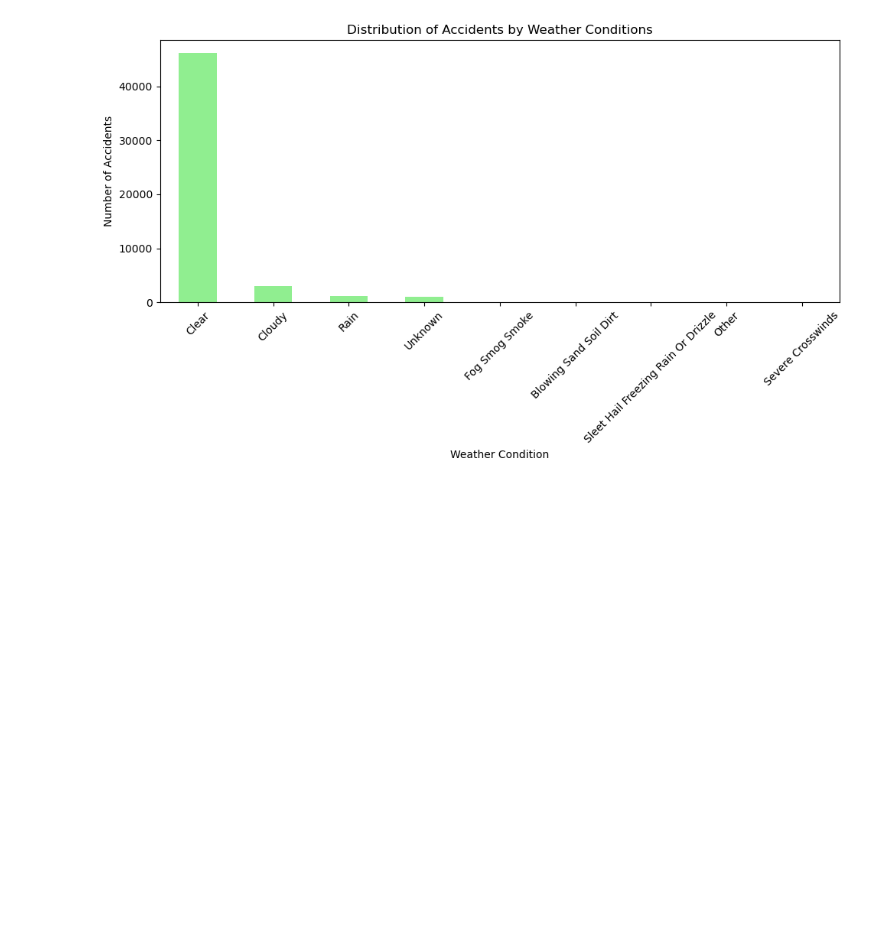
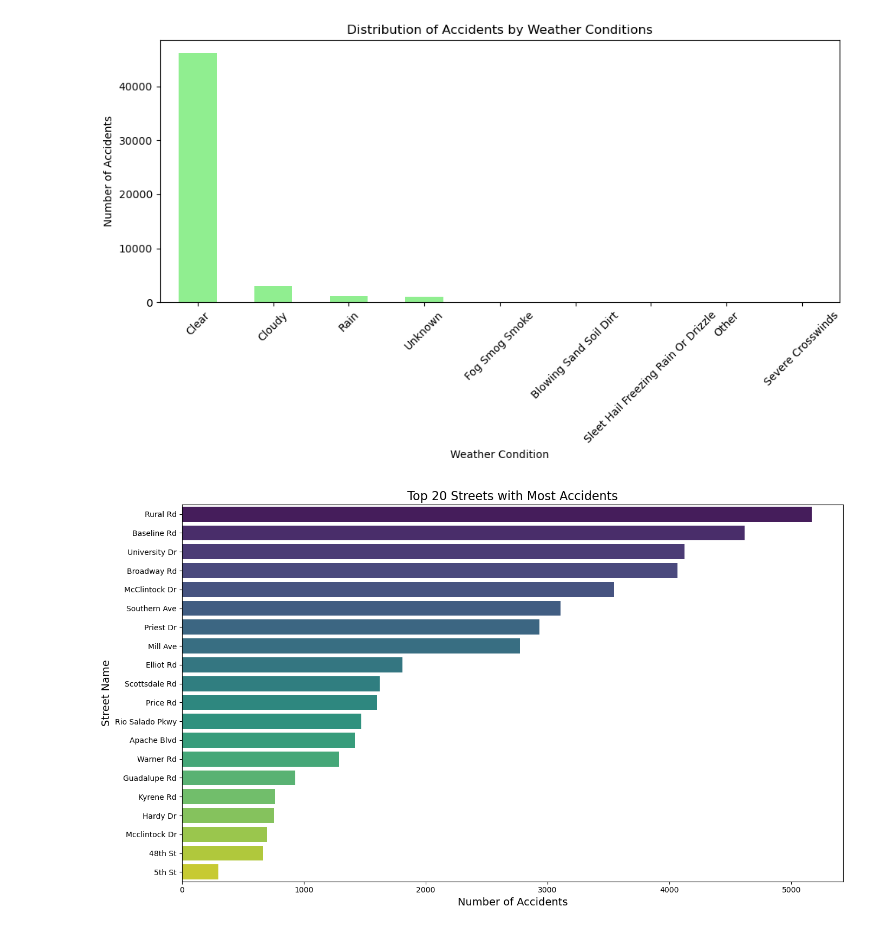
Before and after one commit to oribachar13579/oriandyuval, a Jupyter notebook: project.ipynb, the cells around one changed output. Drawn from its saved outputs; the diff is of its cells as text; code cells hidden in the pictures; blank space fills up the shorter version.

```diff
--- a/project.ipynb
+++ b/project.ipynb
@@ -111,3 +116,21 @@ plt.tight_layout()
 plt.savefig('accidents_by_weather.png')
 # %% [output]
 [figure]
+# %%
+accidents_by_street = strike_df['StreetName'].value_counts().reset_index()
+accidents_by_street.columns = ['StreetName', 'Number of Accidents']
+
+# מציגים רק את 20 הרחובות עם מספר התאונות הגבוה ביותר
+top_streets = accidents_by_street.head(20)
+
+# יוצרים גרף עמודות שמראה את מספר התאונות ברחובות העליונים
+plt.figure(figsize=(14, 8))
+sns.barplot(data=top_streets, x='Number of Accidents', y='StreetName', palette='viridis')
+plt.title('Top 20 Streets with Most Accidents', fontsize=16)
+plt.xlabel('Number of Accidents', fontsize=14)
+plt.ylabel('Street Name', fontsize=14)
+plt.tight_layout()
+plt.savefig('top_streets_accidents.png')
+plt.show()
+# %% [output]
+[figure, added]
```
Also changed, not shown: parts of 9 cells of this notebook.
